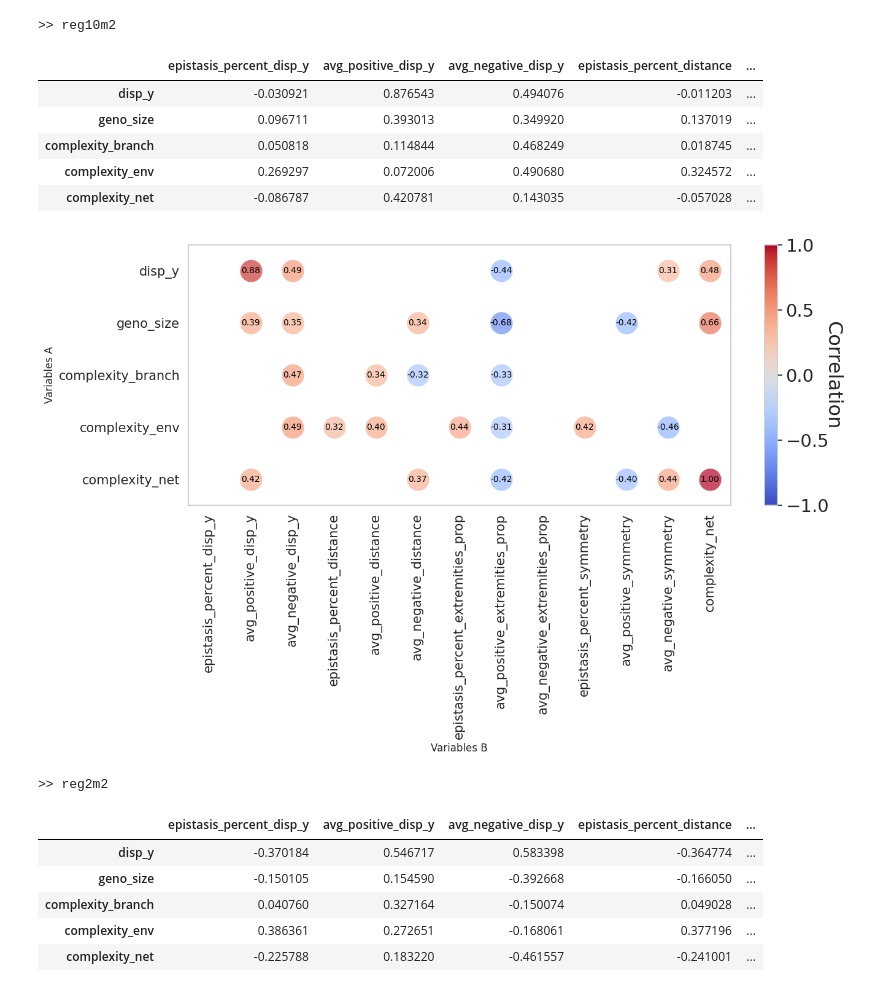
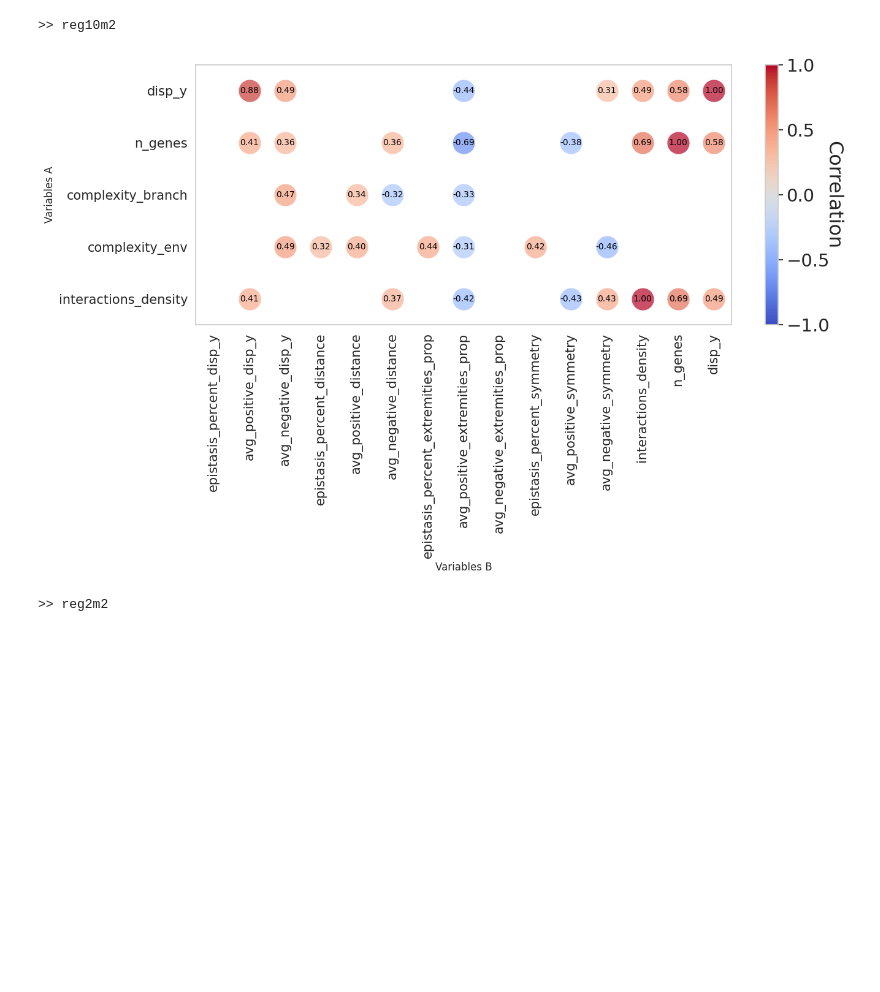
Before and after one commit to karinemiras/revolve2, a Jupyter notebook: experiments/default_study/knockout_analysisv2.ipynb, the cells around one changed output. Drawn from its saved outputs; the diff is of its cells as text; code cells hidden in the pictures; blank space fills up the shorter version.

```diff
--- a/experiments/default_study/knockout_analysisv2.ipynb
+++ b/experiments/default_study/knockout_analysisv2.ipynb
@@ -185,6 +206,9 @@ clrs = ['#009900',
 
 avg_pos_scale = {'disp_y': [-0.5, 4],'extremities_prop': [-0.05, 1.1],'symmetry': [-0.05, 1.15], 'distance': [-0.5, 25]}
 
+sb.set(rc={"axes.titlesize": 23, "axes.labelsize": 23, 'ytick.labelsize': 21, 'xtick.labelsize': 21})
+sb.set_style("whitegrid")
+
 for trait in traits:
     print('>>>>>',trait)
     df_trait = df_categ_traits[trait].copy(deep=True)
@@ -193,13 +217,13 @@ for trait in traits:
         print('>>',exp)
         df_trait_exp = df_trait[df_trait['experiment_name'] == exp]
         df_trait_exp = df_trait_exp[ (df_trait_exp['ranking'] == 'best') ]
+
+        df_trait_exp_zero = df_trait_exp[ (df_trait_exp['epistasis'] == 0) ]
         df_trait_exp = df_trait_exp[ (df_trait_exp['epistasis'] > 0) ]
 
         df_trait_exp[metrics] = df_trait_exp[metrics].fillna(0)
 
-        fig, axes = plt.subplots(1, 6, figsize=(15, 5))
-        sb.set(rc={"axes.titlesize": 23, "axes.labelsize": 23, 'ytick.labelsize': 21, 'xtick.labelsize': 21})
-        sb.set_style("whitegrid")
+        fig, axes = plt.subplots(1, 7, figsize=(15, 5))  #
 
         for idx, metric in enumerate(metrics):
             ax = axes[idx]
@@ -236,6 +260,19 @@ for trait in traits:
             ax.set_xlabel('')
             ax.set_ylabel(f'{metric}')
 
+
+        ax = axes[idx+1]
+
+        # Create a bar plot to count the number of rows for each 'gen'
+        sb.countplot(x='gen', data=df_trait_exp_zero, palette=clrs, linewidth=2, ax=ax)
+
+        # Customize the plot
+        ax.tick_params(axis='x', labelrotation=10)
+        ax.set_xlabel('')
+        ax.set_ylabel(f'Count of non epi')
+        ax.set_ylim(0, 25)
+
+        # Adjust the layout and display the plot
         plt.tight_layout()
         plt.show()
 # %% [output]
@@ -342,14 +584,10 @@ P-value: 0.0
 # %%
 ### CORRELATIONS: EPISTASIS VS PHENOCOMPLEXITY
 
-keys = ['experiment_name', 'run', 'gen', 'individual_id']
-
-df_complexity_net = pd.read_csv(f'{path}/complexity/complexity_net.csv').drop(columns=['ranking'])
-df_complexity_all = pd.merge(df_complexity, df_complexity_net, on=keys, how='inner')
 
 df_complexity_end = df_complexity_all[(df_complexity_all['gen'] == 100)]
 
-metrics1 = ['disp_y','geno_size', 'complexity_branch', 'complexity_env', 'complexity_net']
+metrics1 = ['disp_y','n_genes', 'complexity_branch', 'complexity_env', 'interactions_density']
 #metrics1 = ['disp_y', 'complexity_branch', 'complexity_env', 'complexity_net']
 
 metrics2 = []
@@ -366,10 +604,9 @@ for idx,trait in enumerate(traits):
     metrics2.append('avg_positive_'+trait)
     metrics2.append('avg_negative_'+trait)
 
-    corr_df['complexity_net'] = corr_df['complexity_net']/ corr_df['geno_size']
-
     obsolete_vars = ['symmetry', 'extremities_prop' ,'neutral', 'positive', 'negative', 'epistasis']
-    redudant_vars = [ 'ranking', 'disp_y', 'geno_size','complexity_env','complexity_branch', 'complexity_net']
+    redudant_vars = [ 'ranking', 'disp_y', 'geno_size', 'n_genes' ,'complexity_env',
+                     'complexity_branch', 'complexity_net', 'interactions_density']
 
     if idx == 0:
         corr_df_all = corr_df.drop(columns=obsolete_vars)
@@ -382,12 +619,11 @@ for idx_experiment, exp in enumerate(experiments):
     print('>>', exp)
     df_complexity_end_exp = corr_df_all[(corr_df_all['experiment_name'] == exp)]
     df_complexity_end_exp = df_complexity_end_exp[ (df_complexity_end_exp['ranking'] == 'best') ]
-    #display(df_complexity_end_exp)
+   # display(df_complexity_end_exp)
 
     corr_matrix = df_complexity_end_exp[metrics1+metrics2].corr()
-    #corr_matrix = corr_matrix.loc[metrics1, metrics2+['complexity_net', 'geno_size', 'disp_y'] ]
-    corr_matrix = corr_matrix.loc[metrics1, metrics2+['complexity_net'] ]
-    display(corr_matrix)
+    corr_matrix = corr_matrix.loc[metrics1, metrics2+['interactions_density', 'n_genes', 'disp_y'] ]
+   # display(corr_matrix)
 
     ##################################
     # Filter out correlations below the threshold
@@ -417,44 +653,32 @@ for idx_experiment, exp in enumerate(experiments):
     # Set labels and title
     ax.set_xticks(range(len(filtered_corr_matrix.columns)))
     ax.set_yticks(range(len(filtered_corr_matrix.index)))
     ax.set_xticklabels(filtered_corr_matrix.columns, rotation=90, fontsize=15)  # Smaller font size
     ax.set_yticklabels(filtered_corr_matrix.index, fontsize=15)  # Smaller font size
     ax.set_xlabel('Variables B', size=12)
     ax.set_ylabel('Variables A', size=12)
     ax.set_title('', size=16)
 
     # Adjust the spacing between plot elements
     ax.set_xlim(-0.5, len(filtered_corr_matrix.columns) - 0.5)  # Ensure circles don't go out of bounds horizontally
     ax.set_ylim(len(filtered_corr_matrix.index) - 0.5, -0.5)   # Ensure circles don't go out of bounds vertically
 
     # Add color bar
     sm = plt.cm.ScalarMappable(cmap=cmap, norm=plt.Normalize(vmin=-1, vmax=1))
     cbar = plt.colorbar(sm)
     cbar.set_label('Correlation', rotation=270, labelpad=15)
 
     # Add size legend
     #sizes = [100, 500, 1000]  # Sizes for the legend
     #size_labels = [f'{size/1000:.1f}' for size in sizes]
     #patches = [mpatches.Circle((0, 0), radius=np.sqrt(size/1000), color='grey', alpha=0.7) for size in sizes]
     #ax.legend(patches, size_labels, title="Correlation Strength", title_fontsize='13', loc='upper right', fontsize='10', frameon=False)
 
     # Show the plot
     plt.grid(False)
     plt.tight_layout()
     plt.show()
 # %% [output]
 >> reg10m2
-|  | epistasis_percent_disp_y | avg_positive_disp_y | avg_negative_disp_y | epistasis_percent_distance | ... |
-| disp_y | -0.030921 | 0.876543 | 0.494076 | -0.011203 | ... |
-| geno_size | 0.096711 | 0.393013 | 0.349920 | 0.137019 | ... |
-| complexity_branch | 0.050818 | 0.114844 | 0.468249 | 0.018745 | ... |
-| complexity_env | 0.269297 | 0.072006 | 0.490680 | 0.324572 | ... |
-| complexity_net | -0.086787 | 0.420781 | 0.143035 | -0.057028 | ... |
-[figure, old version]
+[figure, new version]
 >> reg2m2
-|  | epistasis_percent_disp_y | avg_positive_disp_y | avg_negative_disp_y | epistasis_percent_distance | ... |
-| disp_y | -0.370184 | 0.546717 | 0.583398 | -0.364774 | ... |
-| geno_size | -0.150105 | 0.154590 | -0.392668 | -0.166050 | ... |
-| complexity_branch | 0.040760 | 0.327164 | -0.150074 | 0.049028 | ... |
-| complexity_env | 0.386361 | 0.272651 | -0.168061 | 0.377196 | ... |
-| complexity_net | -0.225788 | 0.183220 | -0.461557 | -0.241001 | ... |
```
Also changed, not shown: parts of 11 cells of this notebook, 9 other files.
